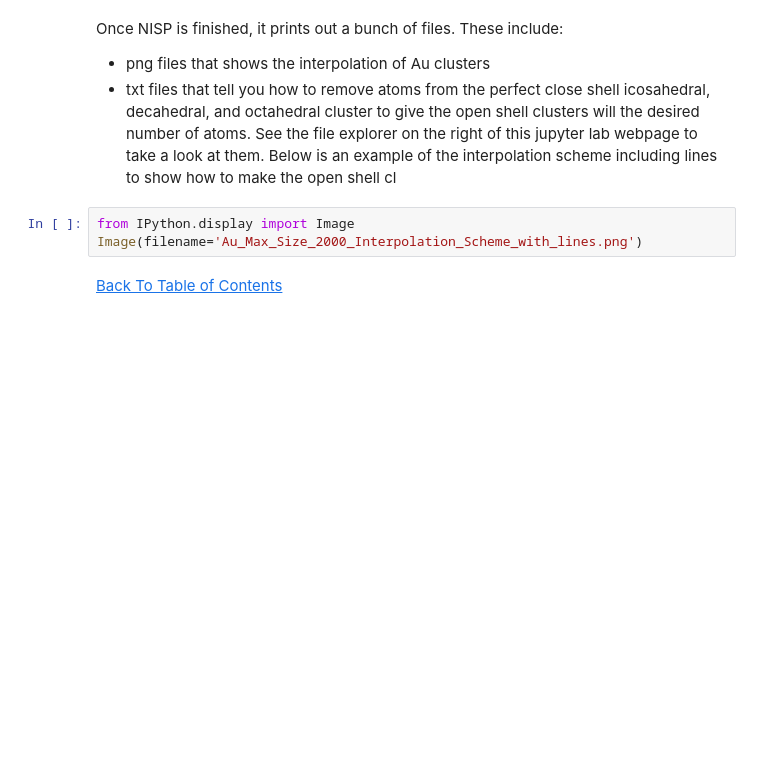
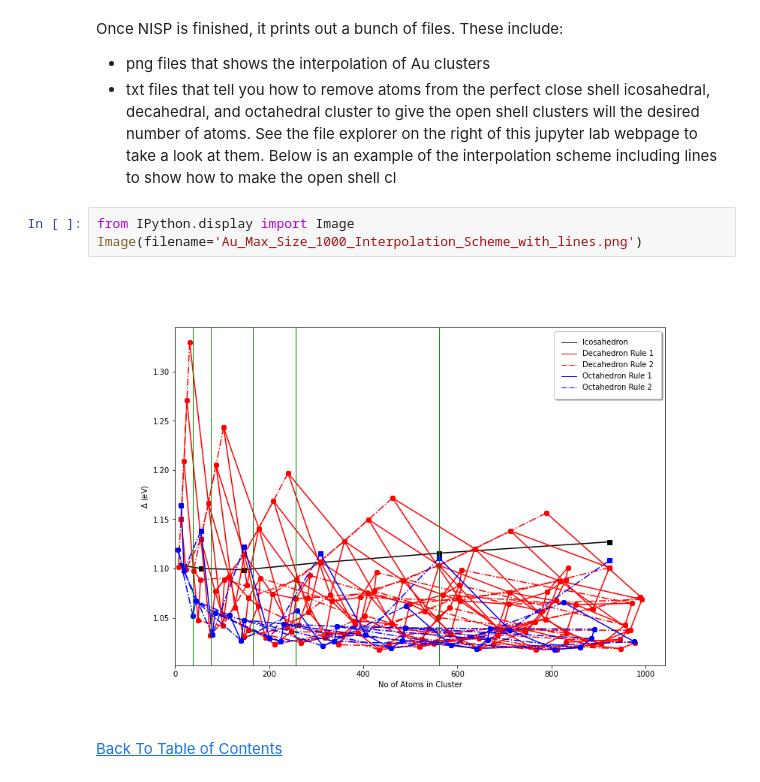
Before and after one commit to GardenGroupUO/NISP, a Jupyter notebook: Notebooks/Basic_Example/Basic_Example.ipynb, the cells around one changed output. Cells and saved outputs as stored; diff of their text form; blank space fills up the shorter version.

```diff
--- a/Notebooks/Basic_Example/Basic_Example.ipynb
+++ b/Notebooks/Basic_Example/Basic_Example.ipynb
@@ -141,6 +147,8 @@ See the file explorer on the right of this jupyter lab webpage to take a look at
 Below is an example of the interpolation scheme including lines to show how to make the open shell cl
 # %%
 from IPython.display import Image
-Image(filename='Au_Max_Size_2000_Interpolation_Scheme_with_lines.png')
+Image(filename='Au_Max_Size_1000_Interpolation_Scheme_with_lines.png')
+# %% [output]
+[figure, added]
 # %% [markdown]
 [Back To Table of Contents](../Organisms_Jupyter_Example.ipynb)
```
Also changed, not shown: parts of 5 cells of this notebook, 16 other files.
